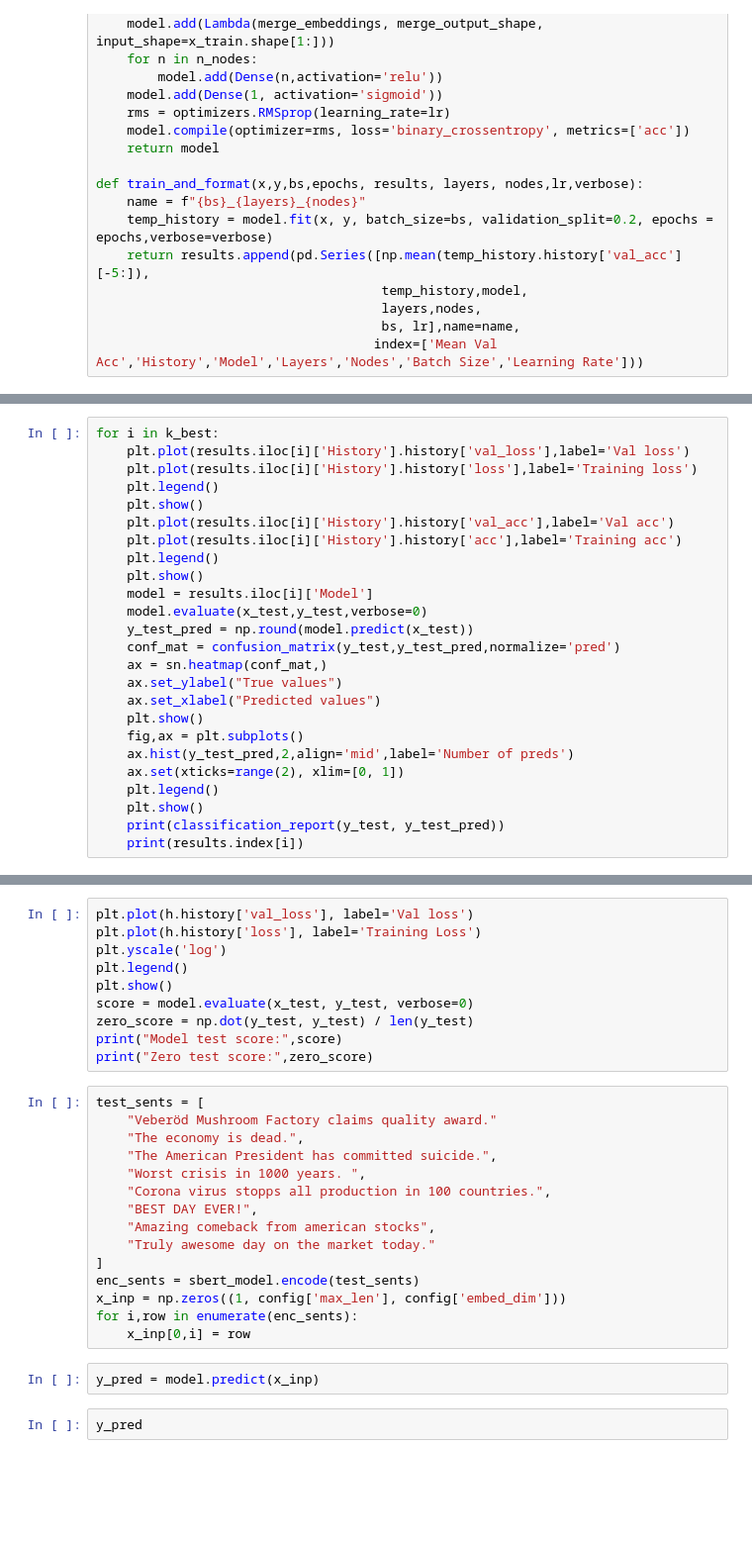
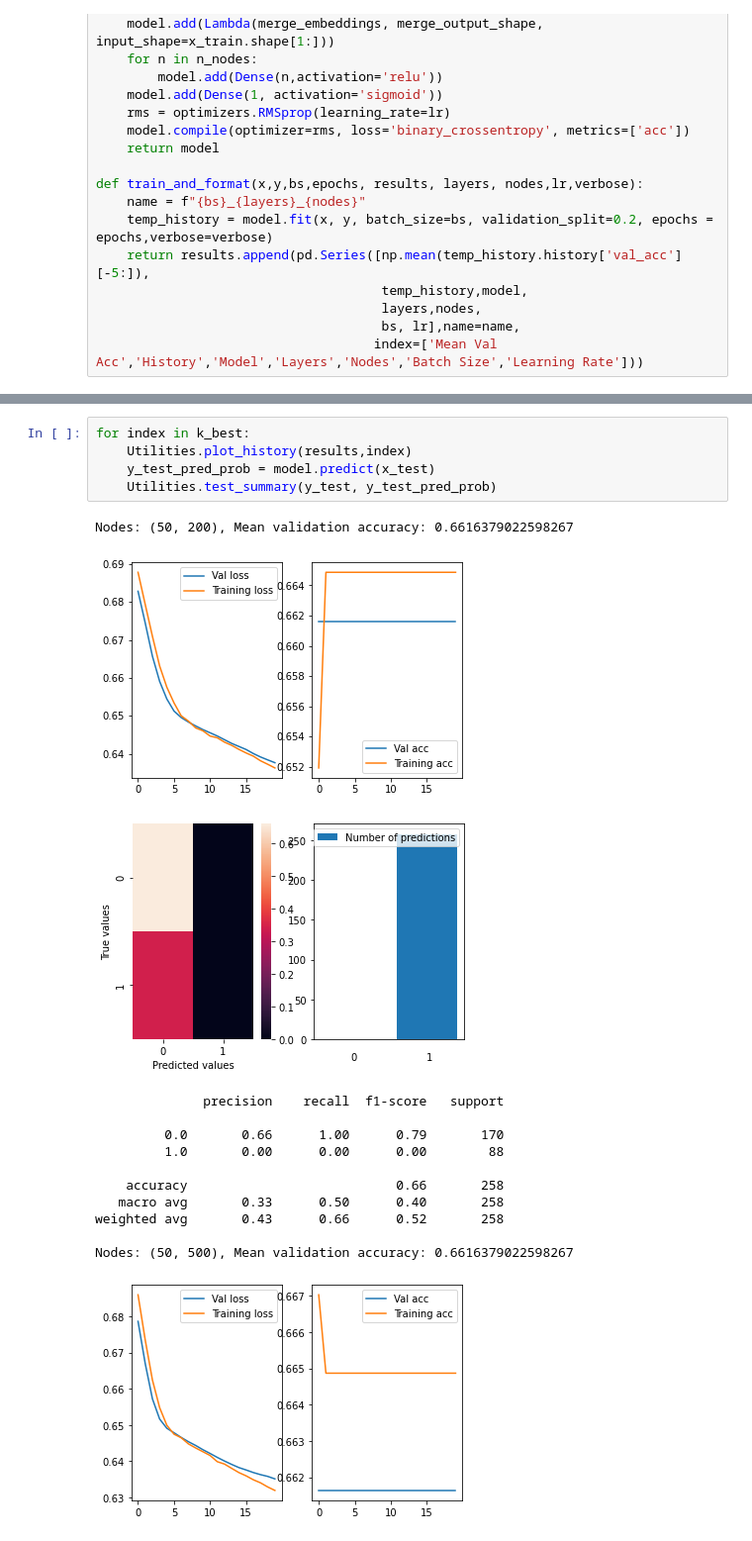
Before and after one commit to backmag/NLP-finance, a Jupyter notebook: Binary Classification/SBERT-PreTrained-BC.ipynb, the cells around one changed output, grey strips where cells are left out. Shown at 99% size. Cells and saved outputs as stored; diff of their text form; blank space fills up the shorter version.

Commit message:
More val models

```diff
--- a/Binary Classification/SBERT-PreTrained-BC.ipynb
+++ b/Binary Classification/SBERT-PreTrained-BC.ipynb
@@ -159,25 +173,0 @@ Top 3 configs:
-# %%
-for i in k_best:
-    plt.plot(results.iloc[i]['History'].history['val_loss'],label='Val loss')
-    plt.plot(results.iloc[i]['History'].history['loss'],label='Training loss')
-    plt.legend()
-    plt.show()
-    plt.plot(results.iloc[i]['History'].history['val_acc'],label='Val acc')
-    plt.plot(results.iloc[i]['History'].history['acc'],label='Training acc')
-    plt.legend()
-    plt.show()
-    model = results.iloc[i]['Model']
-    model.evaluate(x_test,y_test,verbose=0)
-    y_test_pred = np.round(model.predict(x_test))
-    conf_mat = confusion_matrix(y_test,y_test_pred,normalize='pred')
-    ax = sn.heatmap(conf_mat,)
-    ax.set_ylabel("True values")
-    ax.set_xlabel("Predicted values")
-    plt.show()
-    fig,ax = plt.subplots()
-    ax.hist(y_test_pred,2,align='mid',label='Number of preds')
-    ax.set(xticks=range(2), xlim=[0, 1])
-    plt.legend()
-    plt.show()
-    print(classification_report(y_test, y_test_pred))
-    print(results.index[i])
@@ -216,29 +174,20 @@ weighted avg       0.49      0.70      0.57       258
-# %%
-plt.plot(h.history['val_loss'], label='Val loss')
-plt.plot(h.history['loss'], label='Training Loss')
-plt.yscale('log')
-plt.legend()
-plt.show()
-score = model.evaluate(x_test, y_test, verbose=0)
-zero_score = np.dot(y_test, y_test) / len(y_test)
-print("Model test score:",score)
-print("Zero test score:",zero_score)
-# %%
-test_sents = [
-    "Veberöd Mushroom Factory claims quality award."
-    "The economy is dead.",
-    "The American President has committed suicide.",
-    "Worst crisis in 1000 years. ",
-    "Corona virus stopps all production in 100 countries.",
-    "BEST DAY EVER!",
-    "Amazing comeback from american stocks",
-    "Truly awesome day on the market today."
-]
-enc_sents = sbert_model.encode(test_sents)
-x_inp = np.zeros((1, config['max_len'], config['embed_dim']))
-for i,row in enumerate(enc_sents):
-    x_inp[0,i] = row
-# %%
-y_pred = model.predict(x_inp)
-# %%
-y_pred
+# %%
+for index in k_best:
+    Utilities.plot_history(results,index)
+    y_test_pred_prob = model.predict(x_test)
+    Utilities.test_summary(y_test, y_test_pred_prob)
+# %% [output]
+Nodes: (50, 200), Mean validation accuracy: 0.6616379022598267
+[figure, added]
+[figure, added]
+              precision    recall  f1-score   support
+
+         0.0       0.66      1.00      0.79       170
+         1.0       0.00      0.00      0.00        88
+
+    accuracy                           0.66       258
+   macro avg       0.33      0.50      0.40       258
+weighted avg       0.43      0.66      0.52       258
+
+Nodes: (50, 500), Mean validation accuracy: 0.6616379022598267
+[figure, added]
```
Also changed, not shown: parts of 6 cells of this notebook, 3 other files.
